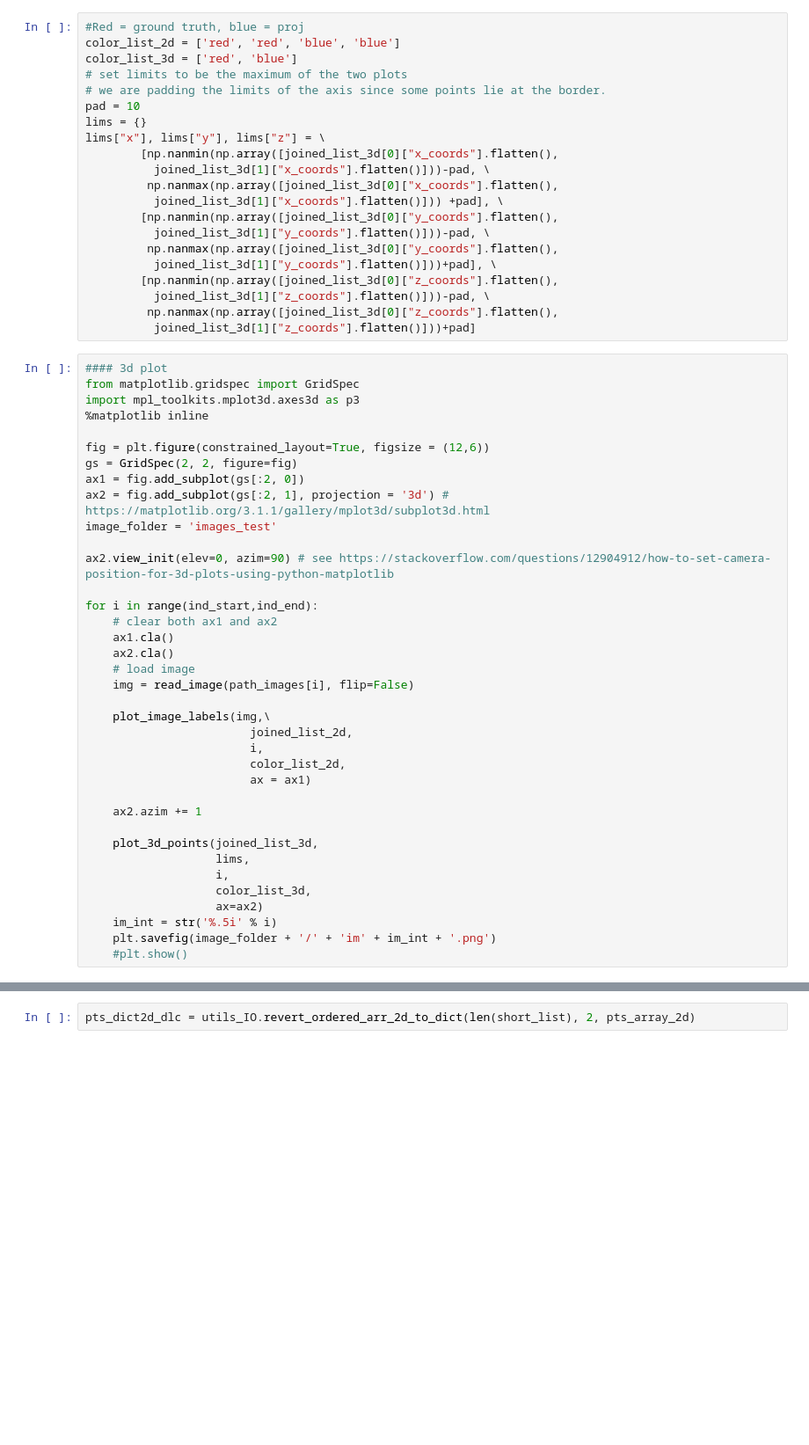
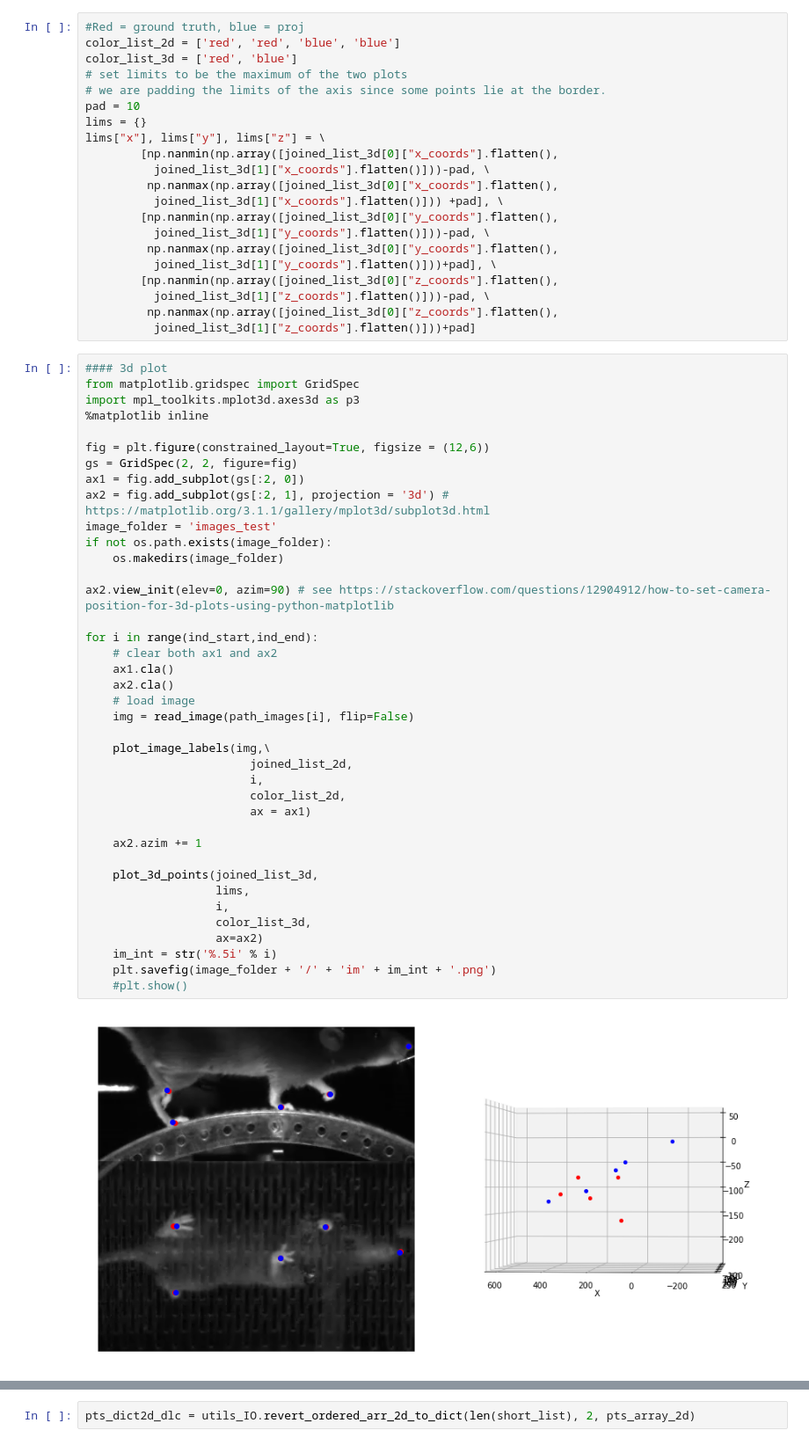
Before and after one commit to 51N84D/3D-Animal-Pose, a Jupyter notebook: Bundle-Adjust-Rick.ipynb, the cells around one changed output, grey strips where cells are left out. Shown at 88% size. Saved outputs shown, nothing was run; the diff lists cells and outputs as text; blank space fills up the shorter version.

```diff
--- a/Bundle-Adjust-Rick.ipynb
+++ b/Bundle-Adjust-Rick.ipynb
@@ -491,33 +578,37 @@ fig = plt.figure(constrained_layout=True, figsize = (12,6))
 gs = GridSpec(2, 2, figure=fig)
 ax1 = fig.add_subplot(gs[:2, 0])
 ax2 = fig.add_subplot(gs[:2, 1], projection = '3d') # https://matplotlib.org/3.1.1/gallery/mplot3d/subplot3d.html
 image_folder = 'images_test'
+if not os.path.exists(image_folder):
+    os.makedirs(image_folder)
 
 ax2.view_init(elev=0, azim=90) # see https://stackoverflow.com/questions/12904912/how-to-set-camera-position-for-3d-plots-using-python-matplotlib
 
 for i in range(ind_start,ind_end):
     # clear both ax1 and ax2
     ax1.cla()
     ax2.cla()
     # load image
     img = read_image(path_images[i], flip=False)
 
     plot_image_labels(img,\
                         joined_list_2d,
                         i,
                         color_list_2d,
                         ax = ax1)
 
     ax2.azim += 1
 
     plot_3d_points(joined_list_3d,
                    lims,
                    i,
                    color_list_3d,
                    ax=ax2)
     im_int = str('%.5i' % i)
     plt.savefig(image_folder + '/' + 'im' + im_int + '.png')
     #plt.show()
+# %% [output]
+[figure, added]
 # %%
 # make video from these images
 import cv2
```
Also changed, not shown: parts of 30 cells of this notebook.
